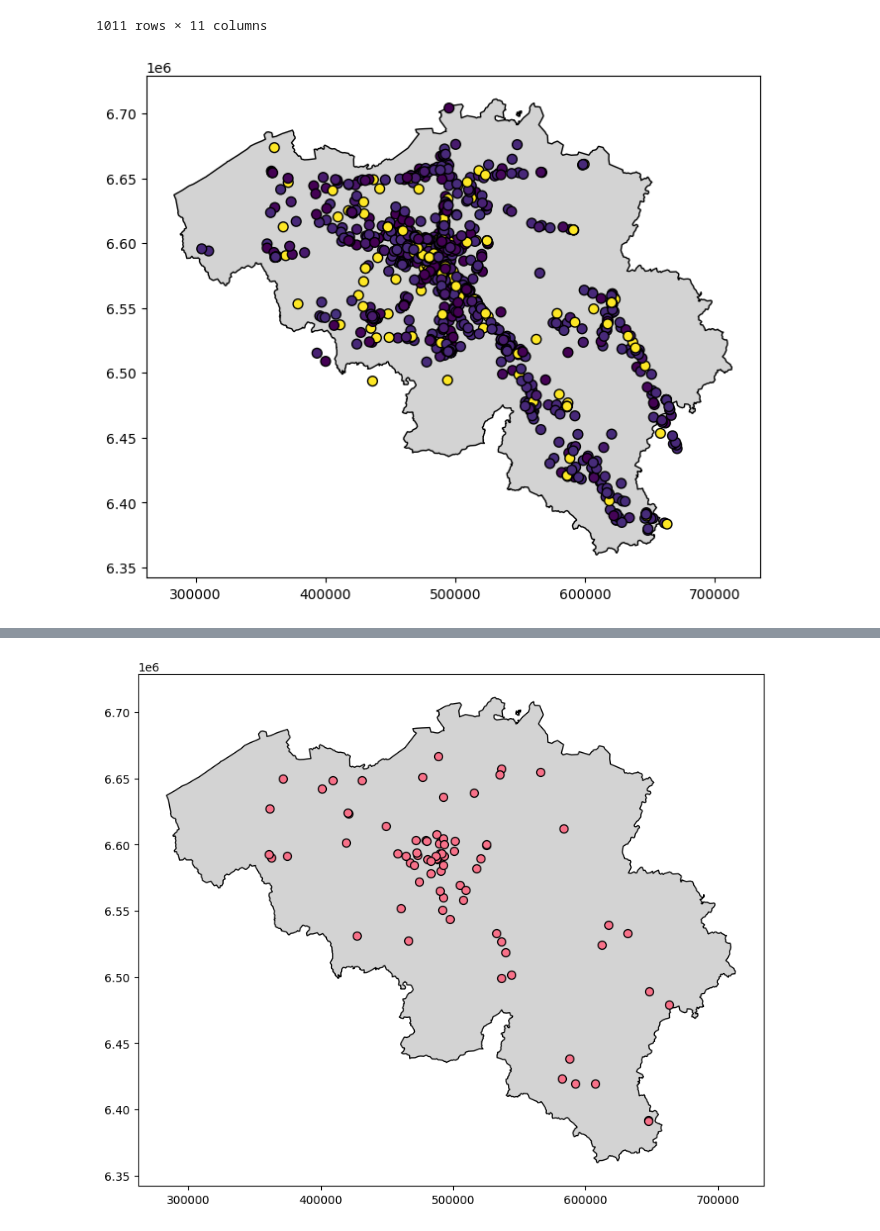
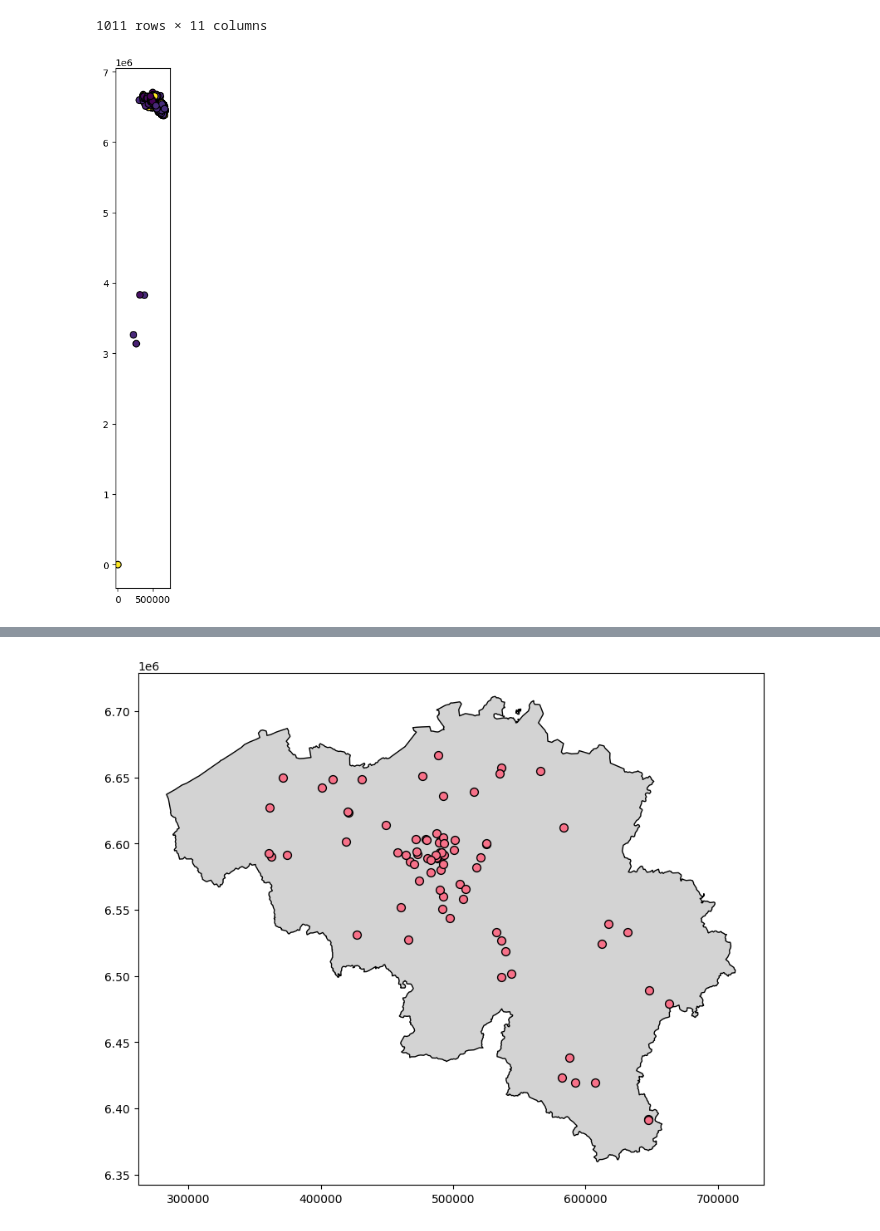
Before and after one commit to Carda01/SNCB_IncidentClassifier, a Jupyter notebook: pre_data_analysis/geospatial_analysis.ipynb, the cells around one changed output, grey strips where cells are left out. Cells and saved outputs as stored; diff of their text form; code cells hidden in the pictures.

```diff
--- a/pre_data_analysis/geospatial_analysis.ipynb
+++ b/pre_data_analysis/geospatial_analysis.ipynb
@@ -8,7 +8,7 @@ import matplotlib.pyplot as plt
 from ast import literal_eval
 data_folder = os.path.join("..", "data")
 # %%
-df = pd.read_csv(os.path.join("..", "data", "time_sorted_table.csv"), sep=';', index_col=0)
+df = pd.read_csv(os.path.join(data_folder, "time_sorted_table.csv"), sep=';', index_col=0)
 # %%
 cols_to_transform = ['seconds_to_incident_sequence', 'vehicles_sequence', 'events_sequence',
                      'train_kph_sequence', 'dj_ac_state_sequence', 'dj_dc_state_sequence']
@@ -53,9 +53,8 @@ belgium = gdf_rg[gdf_rg.CNTR_CODE == "BE"]
 # %%
 fig, ax = plt.subplots(figsize=(8, 10))
 belgium.plot(ax=ax, color="lightgrey", edgecolor = "black")
-filtered_gdf = gdf[gdf.approx_lat>45]
 
-filtered_gdf.plot(column='incident_type', cmap='viridis', markersize=50, ax=ax, edgecolor="k")
+gdf.plot(column='incident_type', cmap='viridis', markersize=50, ax=ax, edgecolor="k")
 plt.show()
 # %% [output]
-[figure, old version]
+[figure, new version]
```
Also changed, not shown: parts of 3 cells of this notebook.
